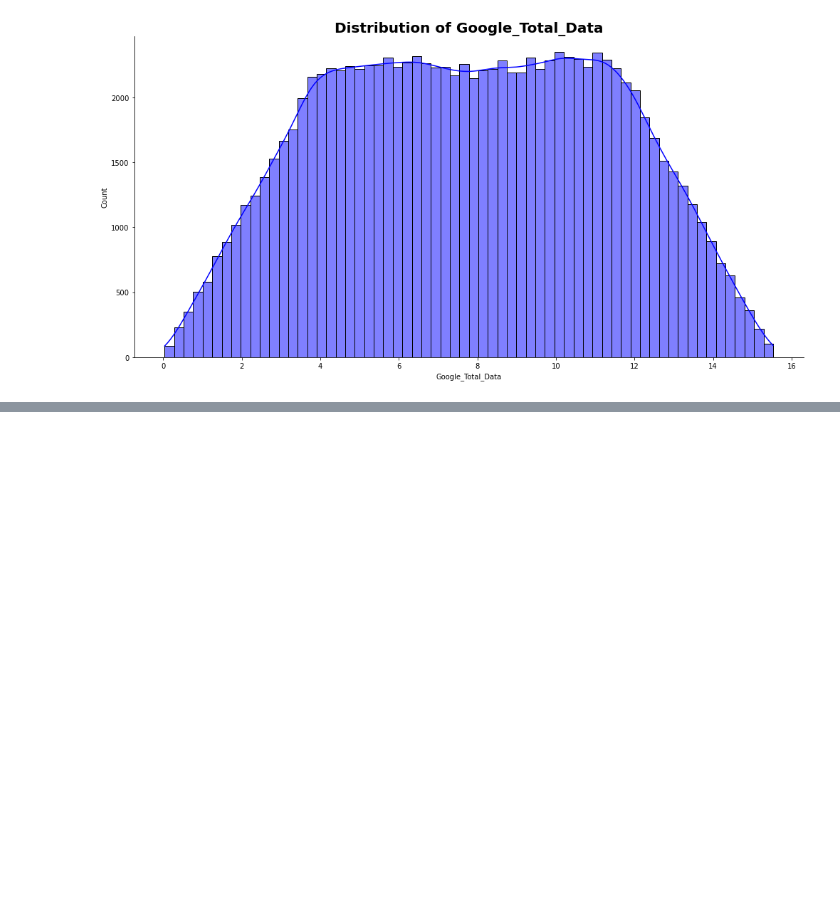
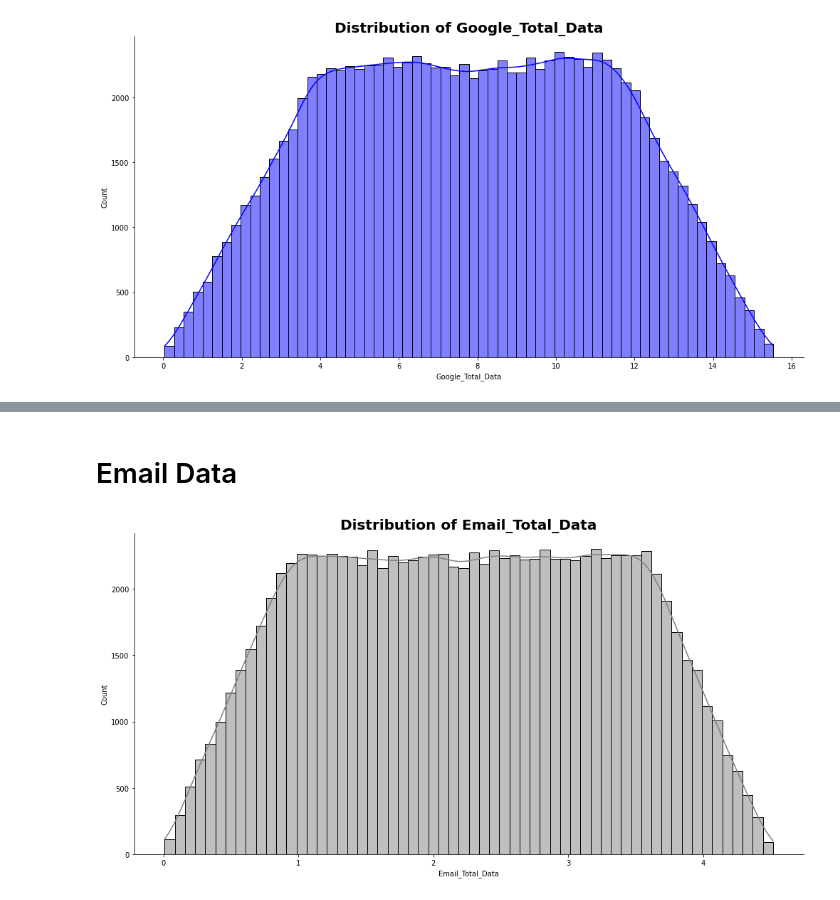
Before and after one commit to dagmawiii03/Telecom_Analysis, a Jupyter notebook: Notebook/Untitled1.ipynb, the cells around one changed output, grey strips where cells are left out. Cells and saved outputs as stored; diff of their text form; code cells hidden in the pictures; blank space fills up the shorter version.

```diff
--- a/Notebook/Untitled1.ipynb
+++ b/Notebook/Untitled1.ipynb
@@ -214,0 +227,6 @@ draw.plot_hist(dfExp, 'Google_Total_Data', 'blue')
+# %% [markdown]
+# Email Data
+# %%
+draw.plot_hist(dfExp, 'Email_Total_Data', 'gray')
+# %% [output]
+[figure, added]
```
Also changed, not shown: parts of 4 cells of this notebook.
